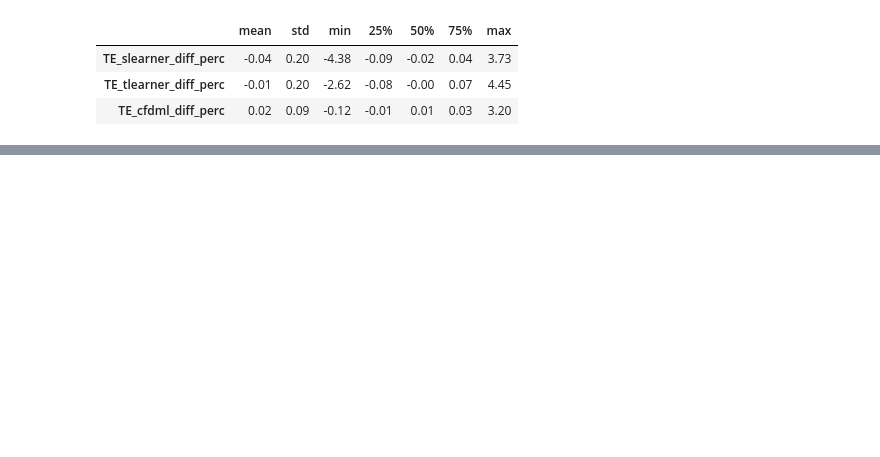
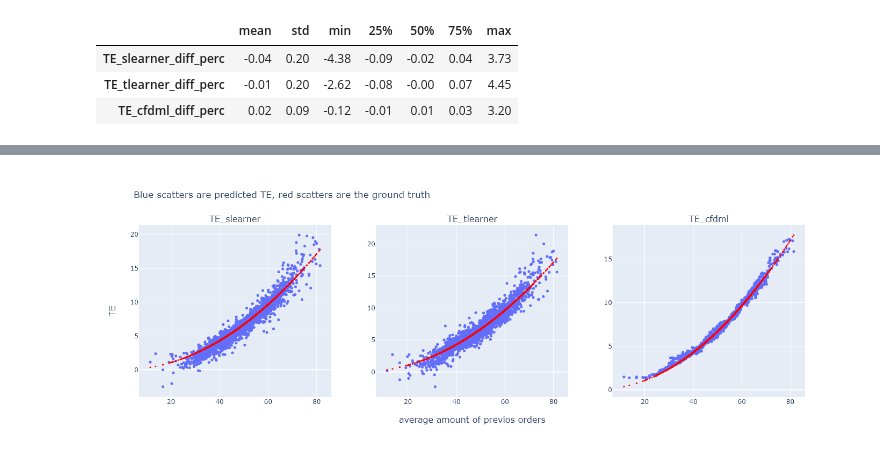
Before and after one commit to leowu4ever/causal-inference, a Jupyter notebook: uplift_modelling.ipynb, the cells around one changed output, grey strips where cells are left out. Saved outputs shown, nothing was run; the diff lists cells and outputs as text; code cells hidden in the pictures; blank space fills up the shorter version.

```diff
--- a/uplift_modelling.ipynb
+++ b/uplift_modelling.ipynb
@@ -208,0 +231,16 @@ df_test[df_test.columns[-3:]].describe().transpose().drop(columns='count').apply
+# %%
+import plotly.graph_objects as go
+from plotly.subplots import make_subplots
+
+fig = make_subplots(rows=1, cols=3, x_title='average amount of previos orders', y_title='TE', column_titles=['TE_slearner', 'TE_tlearner', 'TE_cfdml'])
+
+for idx, col in zip([1,2,3], ['TE_slearner', 'TE_tlearner', 'TE_cfdml']):
+    fig.add_trace(go.Scatter(x=df_test['avg_order'], y=df_test[col], mode='markers', name=col, marker=dict(color='#636efa', size=5)), row=1, col=idx)
+    fig.add_trace(go.Scatter(x=df_test['avg_order'], y=df_test['TE_test'], mode='markers', name='TE_test', marker=dict(color='red', size=3)), row=1, col=idx)
+    # fig.update_xaxes(title_text='avg amount of previous orders', row=1, col=idx)
+    # fig.update_yaxes(title_text='TE', row=1, col=idx)
+
+fig.update_layout(width=1400, height=500, title_text='', showlegend=False, title='Blue scatters are predicted TE, red scatters are the ground truth').write_image('diagrams\comparison.png')
+Image('diagrams/comparison.png')
+# %% [output]
+[figure, added]
```
Also changed, not shown: parts of 4 cells of this notebook, 3 other files.
